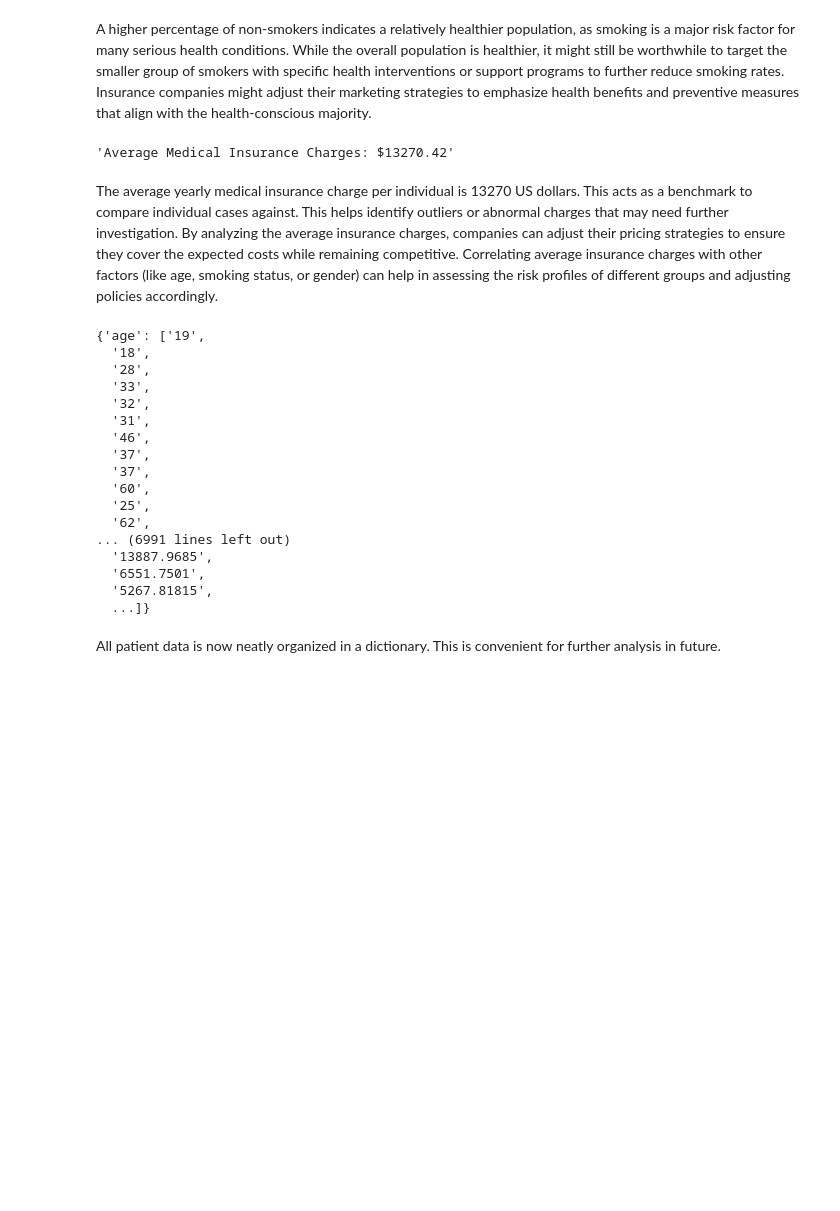
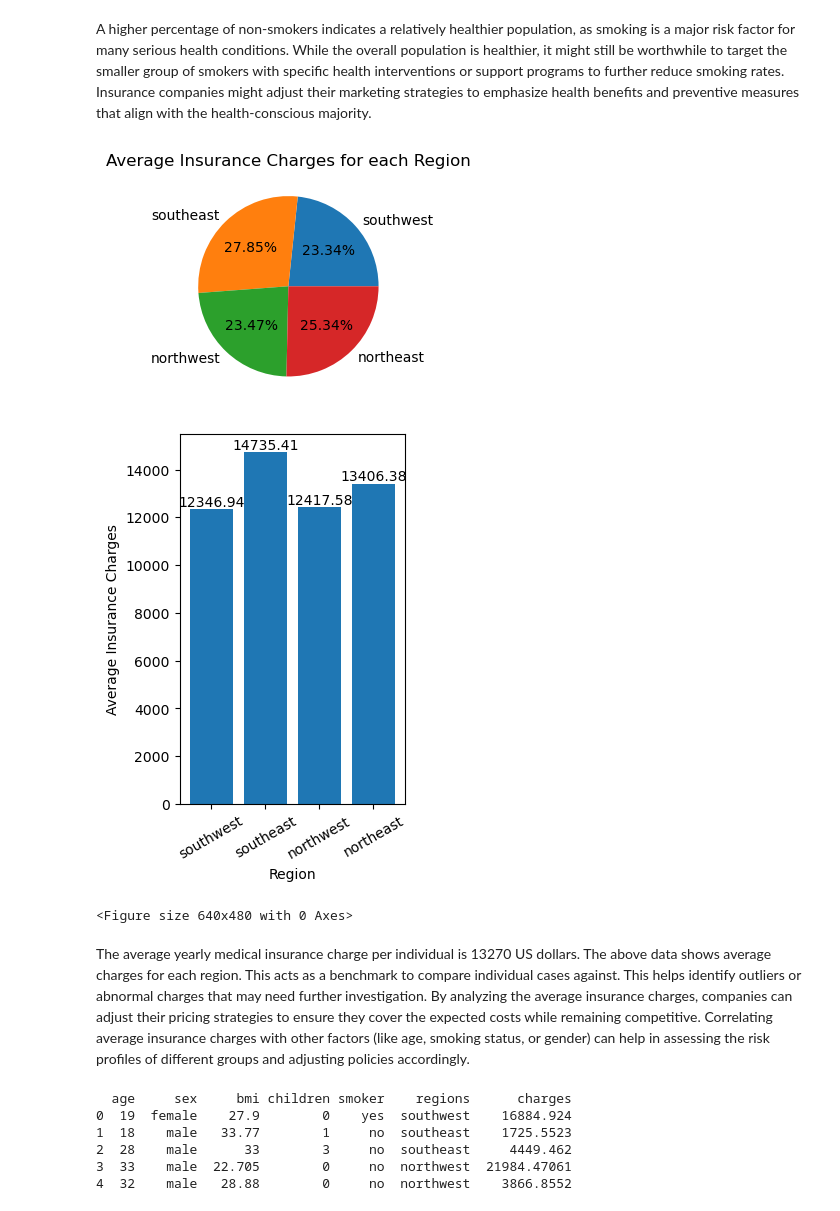
Before and after one commit to ReshmaJoby/Portfolio-Project, a Jupyter notebook: us-medical-insurance-costs.ipynb, the cells around one changed output. Drawn from its saved outputs; the diff is of its cells as text; code cells hidden in the pictures; blank space fills up the shorter version.

Commit message:
Add files via upload
A project to investigate a medical insurance costs dataset in a .csv file using Python fundamentals and visualizations

```diff
--- a/us-medical-insurance-costs.ipynb
+++ b/us-medical-insurance-costs.ipynb
@@ -20,6 +22,15 @@ Step 2 : Function to load the column data from insurance.csv to the lists
 # %%
 # define function
 def load_data (list_name, file_name, column_name):
+    """
+    Loads a specific column from the CSV and populates the list.
+    Arguments:
+        list_name(list)  : The name of the list that stores the column.
+        file_name(str)   : The name of the CSV file to read from.
+        column_name(str) : The name of the column to extract from the CSV file.
+    Returns:
+        list_name(list)  : The updated list with column data
+    """
     # open csv file
     with open(file_name) as data:
         # read data from csv file
@@ -176,33 +217,25 @@ A higher percentage of non-smokers indicates a relatively healthier population,
 While the overall population is healthier, it might still be worthwhile to target the smaller group of smokers with specific health interventions or support programs to further reduce smoking rates.
 Insurance companies might adjust their marketing strategies to emphasize health benefits and preventive measures that align with the health-conscious majority.
 # %%
-information.average_charges()
+information.regionwise_average_charges()
 # %% [output]
+[figure, added]
+[figure, added]
-'Average Medical Insurance Charges: $13270.42'
+<Figure size 640x480 with 0 Axes>
 # %% [markdown]
 The average yearly medical insurance charge per individual is 13270 US dollars.
+The above data shows average charges for each region.
 This acts as a benchmark to compare individual cases against. This helps identify outliers or abnormal charges that may need further investigation.
 By analyzing the average insurance charges, companies can adjust their pricing strategies to ensure they cover the expected costs while remaining competitive.
 Correlating average insurance charges with other factors (like age, smoking status, or gender) can help in assessing the risk profiles of different groups and adjusting policies accordingly.
-# %%
-information.create_dictionary()
-# %% [output]
-{'age': ['19',
-  '18',
-  '28',
-  '33',
-  '32',
-  '31',
-  '46',
-  '37',
-  '37',
-  '60',
-  '25',
-  '62',
-... (6991 lines left out)
-  '13887.9685',
-  '6551.7501',
-  '5267.81815',
-  ...]}
-# %% [markdown]
-All patient data is now neatly organized in a dictionary. This is convenient for further analysis in future.
+# %%
+patient_data = information.create_dictionary()
+df = pd.DataFrame(patient_data)
+print(df.head())
+# %% [output]
+  age     sex     bmi children smoker    regions      charges
+0  19  female    27.9        0    yes  southwest    16884.924
+1  18    male   33.77        1     no  southeast    1725.5523
+2  28    male      33        3     no  southeast     4449.462
+3  33    male  22.705        0     no  northwest  21984.47061
+4  32    male   28.88        0     no  northwest    3866.8552
```
Also changed, not shown: parts of 6 cells of this notebook.
